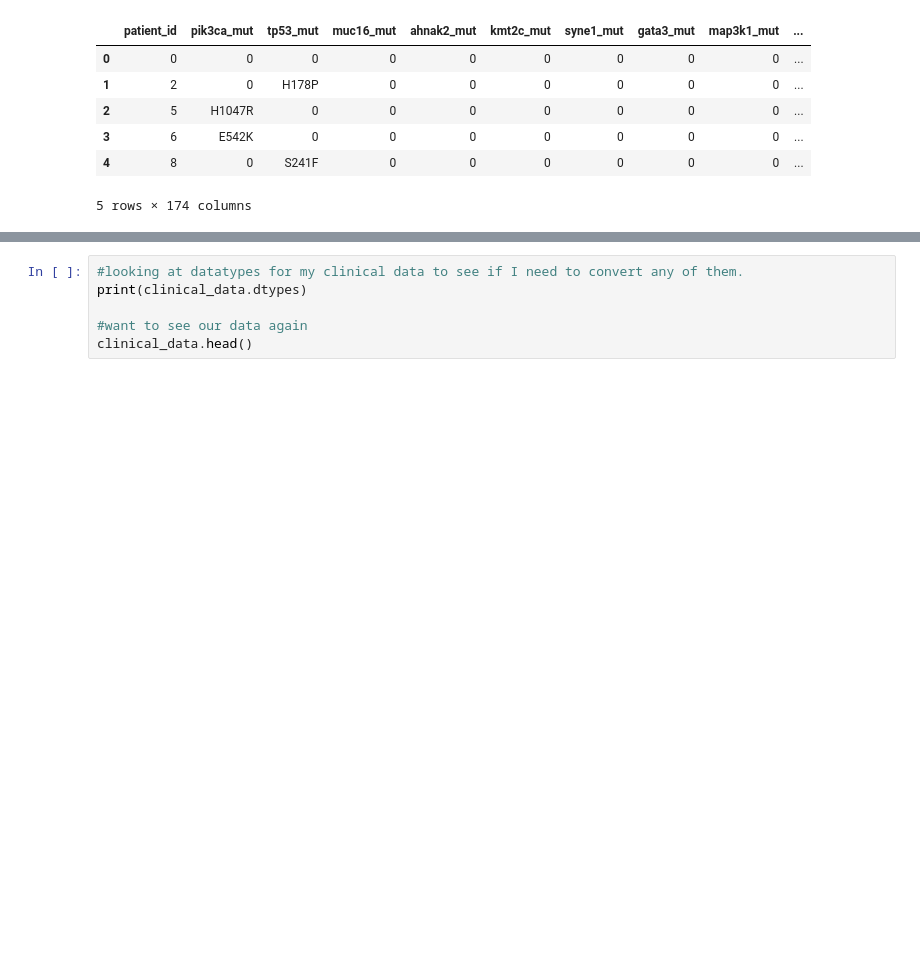
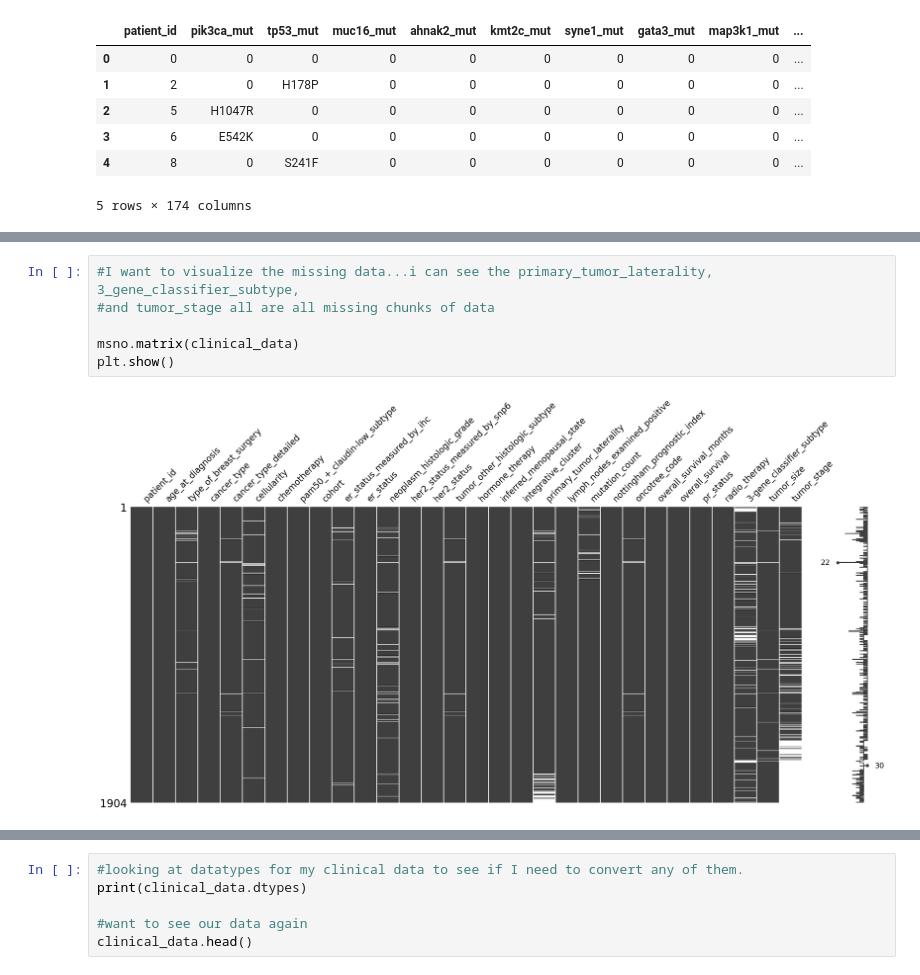
Before and after one commit to aerbsen/Springboard, a Jupyter notebook: Capstone Project 2/capstone2_data_wrangling.ipynb, the cells around one changed output, grey strips where cells are left out. Saved outputs shown, nothing was run; the diff lists cells and outputs as text; blank space fills up the shorter version.

```diff
--- a/Capstone Project 2/capstone2_data_wrangling.ipynb
+++ b/Capstone Project 2/capstone2_data_wrangling.ipynb
@@ -270,3 +310,11 @@ tumor_stage
 | tumor_other_histologic_subtype | 15 | 0.787815 |
 | cancer_type_detailed | 15 | 0.787815 |
 | death_from_cancer | 1 | 0.052521 |
+# %%
+#I want to visualize the missing data...i can see the primary_tumor_laterality, 3_gene_classifier_subtype,
+#and tumor_stage all are all missing chunks of data
+
+msno.matrix(clinical_data)
+plt.show()
+# %% [output]
+[figure, added]
```
Also changed, not shown: parts of 43 cells of this notebook.
